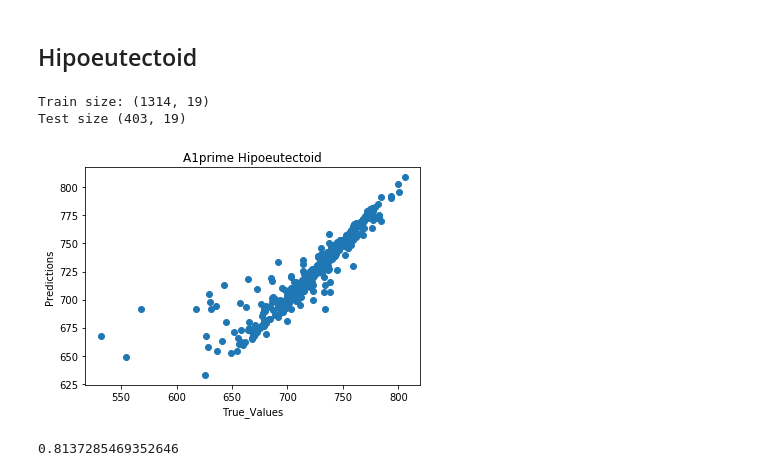
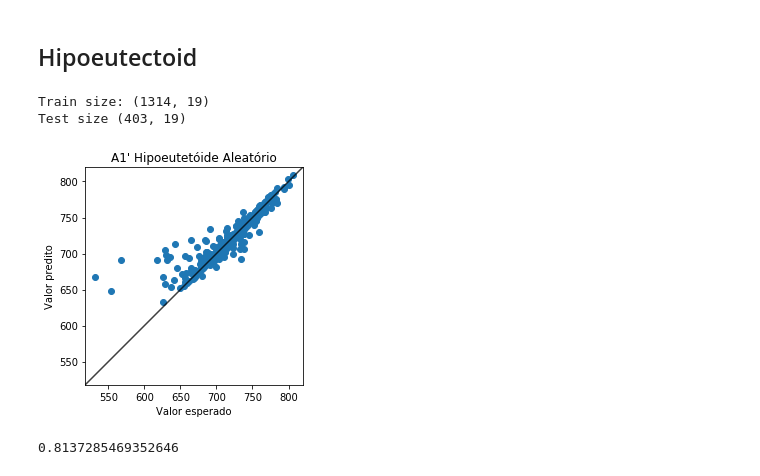
Before and after one commit to paula-aribeiro/senior-thesis, a Jupyter notebook: tests_regression/new_sklearn_tests/A1prime_compare_to_random.ipynb, the cells around one changed output. Cells and saved outputs as stored; diff of their text form; code cells hidden in the pictures.

Commit message:
Saving regression graphics, writing regression's methodology and results

```diff
--- a/tests_regression/new_sklearn_tests/A1prime_compare_to_random.ipynb
+++ b/tests_regression/new_sklearn_tests/A1prime_compare_to_random.ipynb
@@ -113,31 +113,46 @@ def _split_between_train_and_test(df, size):
 # %%
 lm = linear_model.LinearRegression()
 
 #Train
 # Xh_train, yh_train, Xh_test, yh_test = _split_between_train_and_test(df_hipo, 0.8)
 Xh_train, yh_train = _split_between_train_and_test(df_hipo, 0.8)
 model_hipo = lm.fit(Xh_train, yh_train)
 
 #Test
 yh_test = dfR_hipo['A1prime']
 Xh_test = dfR_hipo.copy().drop(['A1prime', 'euct'], axis=1)
 
 print('Test size {}'.format(Xh_test.shape))
 
 #Predict
 predictions_h = lm.predict(Xh_test)
 
-plt.scatter(yh_test, predictions_h)
-plt.xlabel('True_Values')
-plt.ylabel('Predictions')
-plt.title('A1prime Hipoeutectoid')
-plt.show()
+# plt.scatter(yh_test, predictions_h)
+# plt.xlabel('True_Values')
+# plt.ylabel('Predictions')
+# plt.title('A1prime Hipoeutectoid')
+# plt.show()
 
 #Xh_train
+
+fig, ax = plt.subplots()
+ax.scatter(yh_test, predictions_h)
+lims = [
+    np.min([ax.get_xlim(), ax.get_ylim()]),  # min of both axes
+    np.max([ax.get_xlim(), ax.get_ylim()]),  # max of both axes
+]
+ax.plot(lims, lims, 'r-', alpha=0.75, color='black')
+ax.set_aspect('equal')
+ax.set_xlim(lims)
+ax.set_ylim(lims)
+ax.set_xlabel('Valor esperado')
+ax.set_ylabel('Valor predito')
+ax.set_title('A1\' Hipoeutetóide Aleatório')
+plt.savefig('img/A1prime_hipo_random.png')
 # %% [output]
 Train size: (1314, 19)
 Test size (403, 19)
-[figure, old version]
+[figure, new version]
 # %%
 metrics.r2_score(yh_test, predictions_h)
 # %% [output]
```
Also changed, not shown: parts of 2 cells of this notebook, 35 other files.
